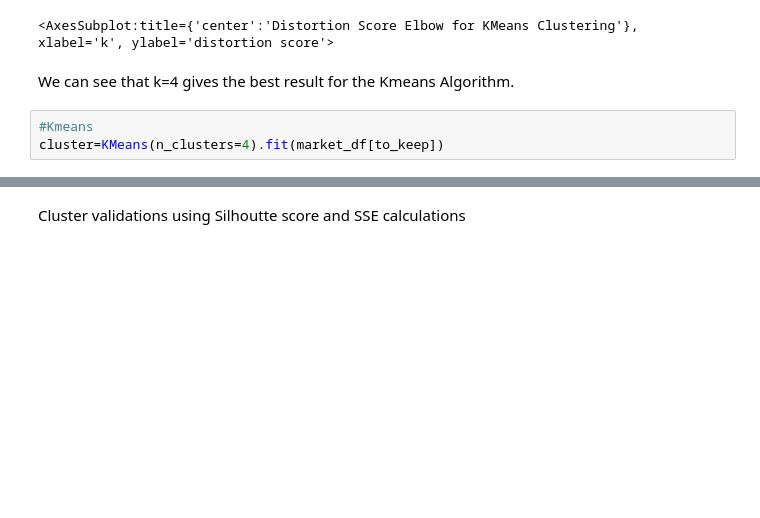
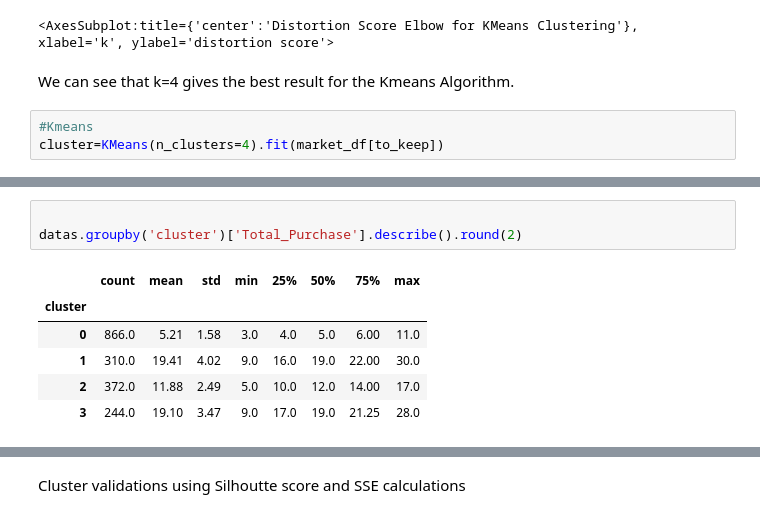
Before and after one commit to vijayraghavans/CustomerSegmentation, a Jupyter notebook: unsupervised-learning.ipynb, the cells around one changed output, grey strips where cells are left out. Cells and saved outputs as stored; diff of their text form; blank space fills up the shorter version.

```diff
--- a/unsupervised-learning.ipynb
+++ b/unsupervised-learning.ipynb
@@ -377,0 +391,10 @@ plot = plt.scatter(Xt[:,0], Xt[:,1],c=cluster.labels_,cmap="Set1")
+# %%
+
+datas.groupby('cluster')['Total_Purchase'].describe().round(2)
+# %% [output]
+|  | count | mean | std | min | 25% | 50% | 75% | max |
+| cluster |  |  |  |  |  |  |  |  |
+| 0 | 866.0 | 5.21 | 1.58 | 3.0 | 4.0 | 5.0 | 6.00 | 11.0 |
+| 1 | 310.0 | 19.41 | 4.02 | 9.0 | 16.0 | 19.0 | 22.00 | 30.0 |
+| 2 | 372.0 | 11.88 | 2.49 | 5.0 | 10.0 | 12.0 | 14.00 | 17.0 |
+| 3 | 244.0 | 19.10 | 3.47 | 9.0 | 17.0 | 19.0 | 21.25 | 28.0 |
```
Also changed, not shown: parts of 33 cells of this notebook.
